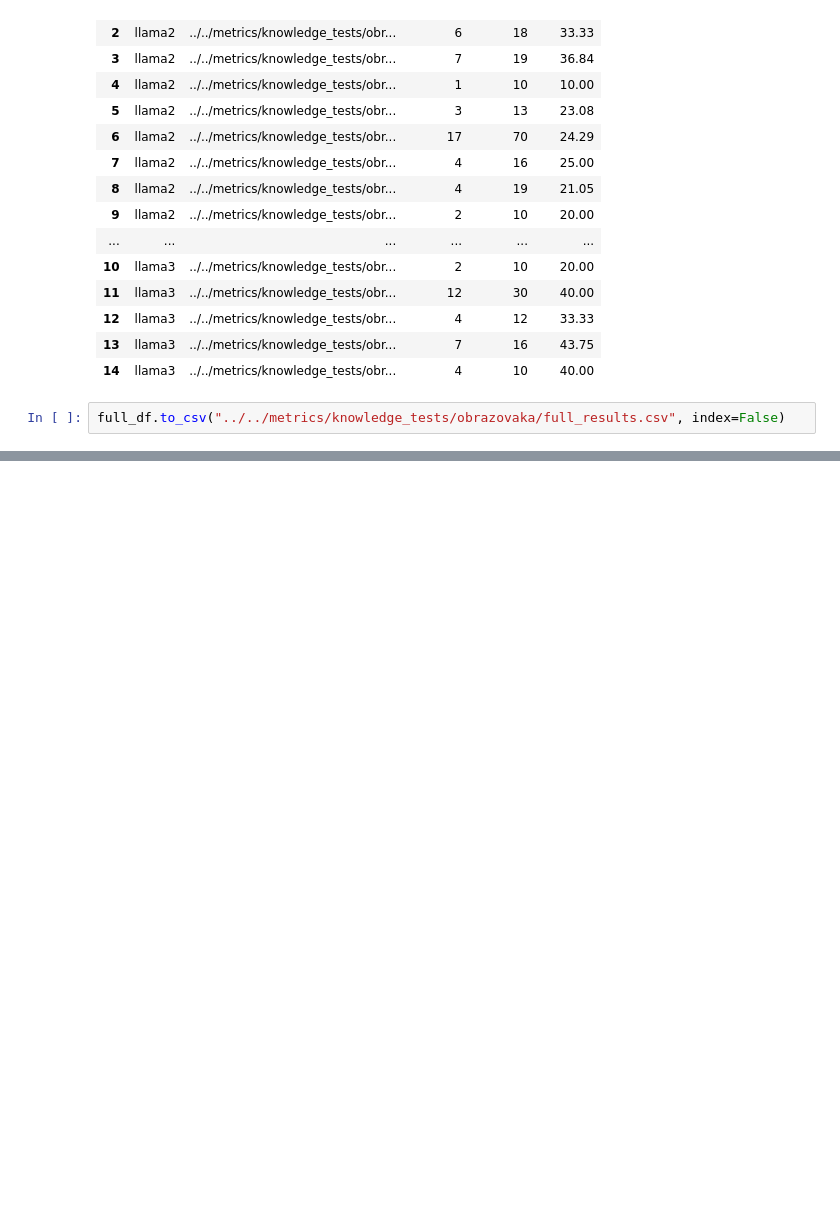
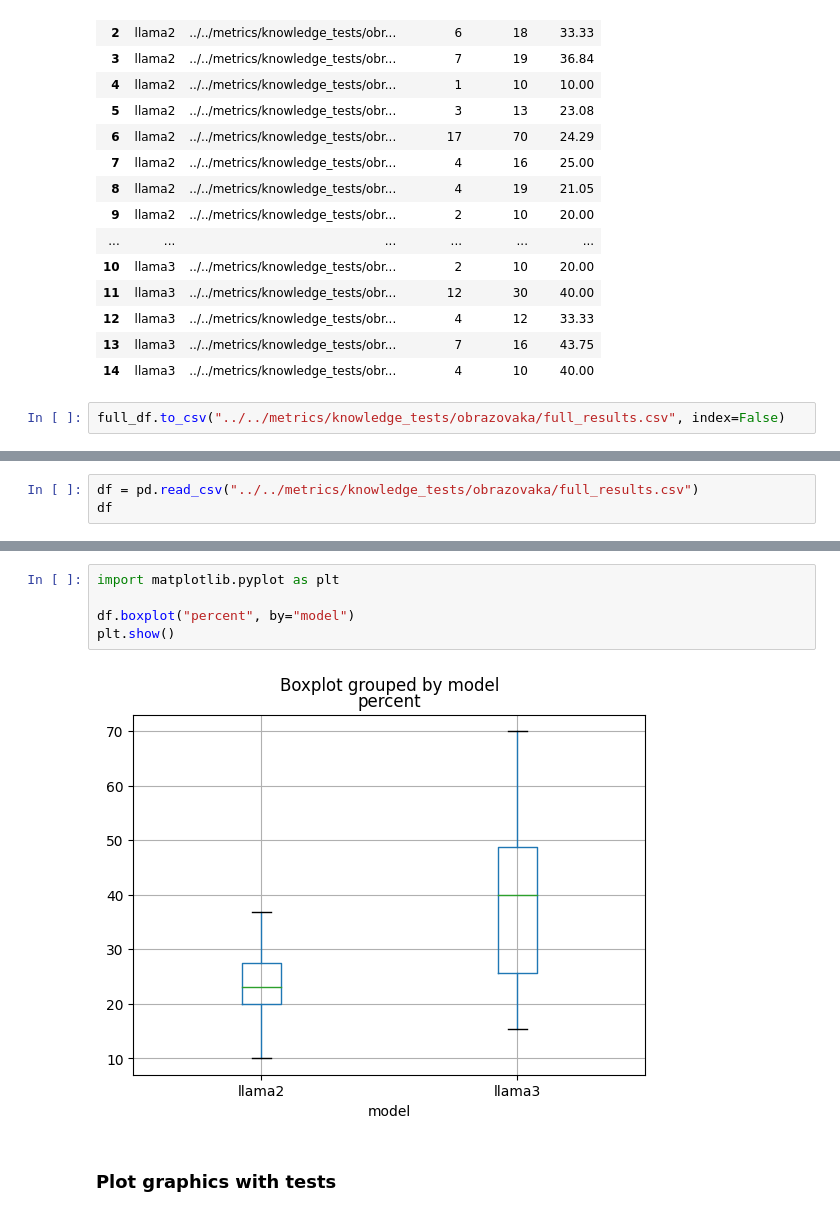
Before and after one commit to DenisovNikita/long_context_LLMs, a Jupyter notebook: metrics/metrics_evaluator.ipynb, the cells around one changed output, grey strips where cells are left out. Saved outputs shown, nothing was run; the diff lists cells and outputs as text; blank space fills up the shorter version.

```diff
--- a/metrics/metrics_evaluator.ipynb
+++ b/metrics/metrics_evaluator.ipynb
@@ -275,0 +278,3 @@ full_df.to_csv("../../metrics/knowledge_tests/obrazovaka/full_results.csv", inde
+# %%
+df = pd.read_csv("../../metrics/knowledge_tests/obrazovaka/full_results.csv")
+df
@@ -275,0 +299,9 @@ full_df.to_csv("../../metrics/knowledge_tests/obrazovaka/full_results.csv", inde
+# %%
+import matplotlib.pyplot as plt
+
+df.boxplot("percent", by="model")
+plt.show()
+# %% [output]
+[figure, added]
+# %% [markdown]
+### Plot graphics with tests
```
Also changed, not shown: parts of 5 cells of this notebook, 1 other file.
